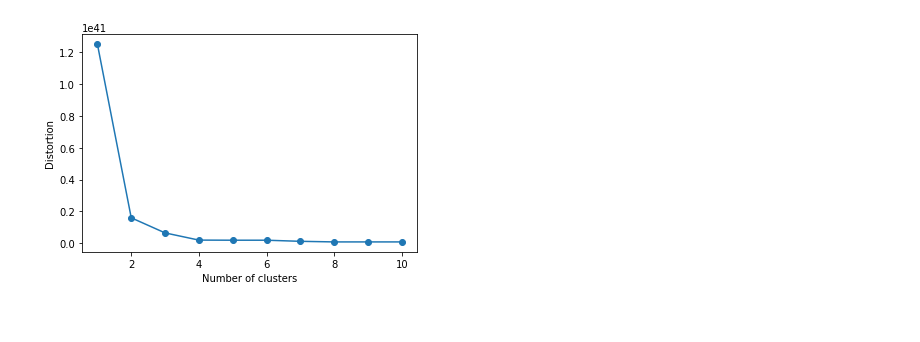
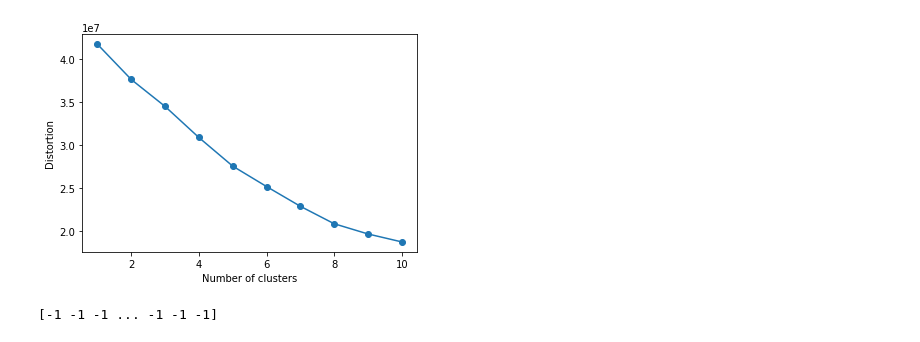
Before and after one commit to strahinja16/ml-clustering, a Jupyter notebook: main.ipynb, the cells around one changed output. Cells and saved outputs as stored; diff of their text form; code cells hidden in the pictures.

```diff
--- a/main.ipynb
+++ b/main.ipynb
@@ -6,2 +8,7 @@ import pandas as pd
 # %%
 data = pd.read_csv('./processed_data1.csv')
+# %%
+normalized_data = (data - data.mean())/data.std()
+correlation_matrix = normalized_data.corr()
+
+print(correlation_matrix)
@@ -8 +66,20 @@ data = pd.read_csv('./processed_data1.csv')
+# %%
+# calculate distortion for a range of number of cluster
+distortions = []
+for i in range(1, 11):
+    km = KMeans(
+        n_clusters=i, init='random',
+        n_init=10, max_iter=300,
+        tol=1e-04, random_state=1
+    )
+    km.fit(normalized_data)
+    distortions.append(km.inertia_)
+
+# plot
+plt.plot(range(1, 11), distortions, marker='o')
+plt.xlabel('Number of clusters')
+plt.ylabel('Distortion')
+plt.show()
+# %% [output]
+[figure, added]
 # %%
@@ -11,22 +90,3 @@ km = KMeans(
     n_init=10, max_iter=300,
     tol=1e-04, random_state=0
 ).fit(data.values)
-# %%
-# calculate distortion for a range of number of cluster
-distortions = []
-for i in range(1, 11):
-    km = KMeans(
-        n_clusters=i, init='random',
-        n_init=10, max_iter=300,
-        tol=1e-04, random_state=1
-    )
-    km.fit(data)
-    distortions.append(km.inertia_)
-
-# plot
-plt.plot(range(1, 11), distortions, marker='o')
-plt.xlabel('Number of clusters')
-plt.ylabel('Distortion')
-plt.show()
-# %% [output]
-[figure, removed]
@@ -32,0 +101,7 @@ plt.show()
+# %%
+# DBSCAN
+
+db = DBSCAN(eps=0.5, min_samples=3).fit(data.values)
+print(db.labels_)
+# %% [output]
+[-1 -1 -1 ... -1 -1 -1]
```
Also changed, not shown: parts of 11 cells of this notebook.
